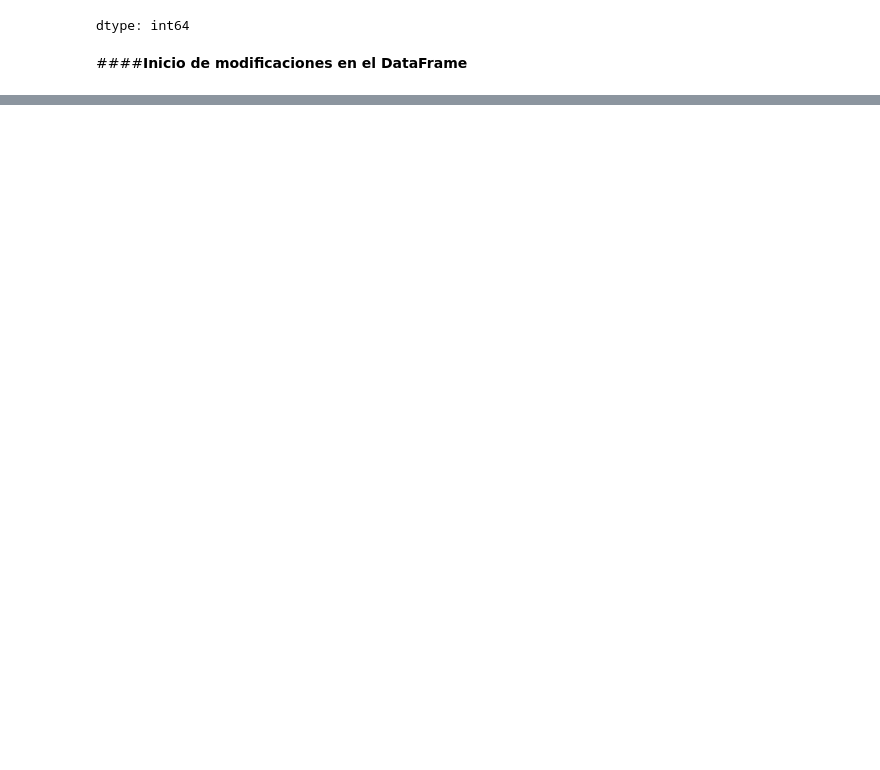
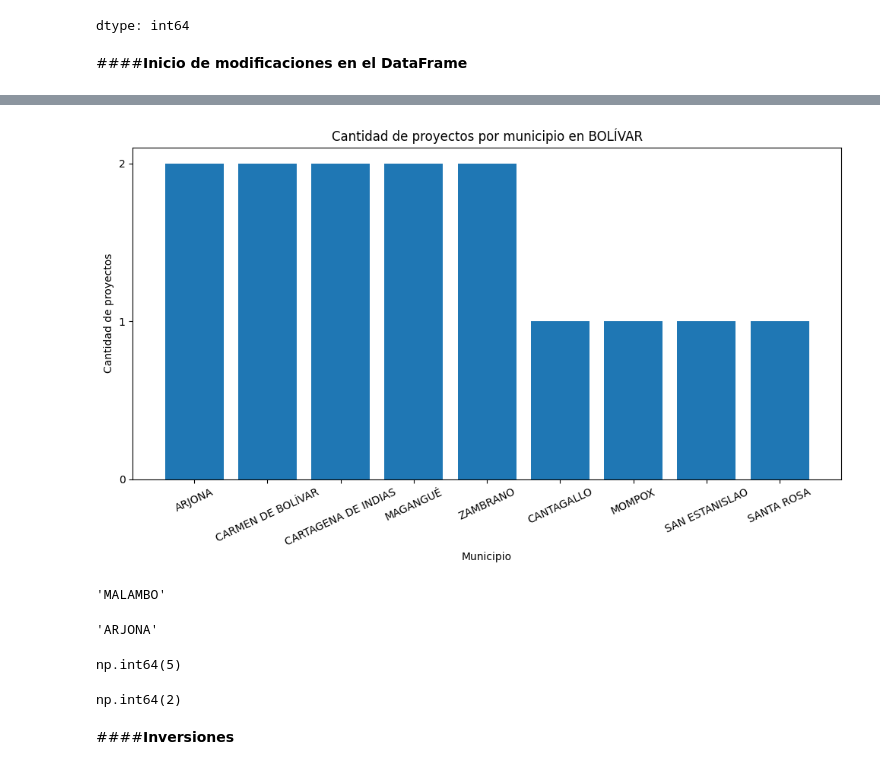
Before and after one commit to 101oscar/bc_analisis_datos_proyecto, a Jupyter notebook: Proyecto_Análisis_de_Datos.ipynb, the cells around one changed output, grey strips where cells are left out. Drawn from its saved outputs; the diff is of its cells as text; code cells hidden in the pictures; blank space fills up the shorter version.

```diff
--- a/Proyecto_Análisis_de_Datos.ipynb
+++ b/Proyecto_Análisis_de_Datos.ipynb
@@ -322,0 +746,4 @@ Timestamp('2024-06-30 00:00:00')
+# %%
+#Se encuentra el departamento con mayor concentración de proyectos FNCER aplicando mode()
+dep_moda2 = df['DEPARTAMENTO_ACTUALIZADO'].mode()[1]
+dep_moda2
@@ -322,0 +819,49 @@ Timestamp('2024-06-30 00:00:00')
+# %%
+# Contar proyectos por municipio
+proyectos_mun = (
+    df_dep2.groupby('MUNICIPIO_ACTUALIZADO')['PROYECTO']
+    .nunique()
+    .sort_values(ascending=False)
+)
+
+plt.figure(figsize=(10, 6))
+plt.bar(proyectos_mun.index, proyectos_mun.values)
+
+plt.xlabel('Municipio')
+plt.ylabel('Cantidad de proyectos')
+plt.title(f'Cantidad de proyectos por municipio en {dep_moda2}')
+
+plt.xticks(rotation=25, ha='center')
+
+plt.yticks(np.arange(0, proyectos_mun.max() + 1, 1))
+
+plt.tight_layout()
+plt.show()
+# %% [output]
+[figure, added]
+# %%
+# Municipio con mayor concentración de proyectos basado en el departamento de ATLÁNTICO
+mun_moda1 = df_dep1['MUNICIPIO_ACTUALIZADO'].mode()[0]
+mun_moda1
+# %% [output]
+'MALAMBO'
+# %%
+# Municipio con mayor concentración de proyectos basado en el departamento de BOLÍVAR
+mun_moda2 = df_dep2['MUNICIPIO_ACTUALIZADO'].mode()[0]
+mun_moda2
+# %% [output]
+'ARJONA'
+# %%
+# Conteo de proyectos en el municipio de MALAMBO
+num_proyectos_mun = df_dep1['MUNICIPIO_ACTUALIZADO'].value_counts()[mun_moda1]
+num_proyectos_mun
+# %% [output]
+np.int64(5)
+# %%
+# Conteo de proyectos en el municipio de ARJONA
+num_proyectos_mun = df_dep2['MUNICIPIO_ACTUALIZADO'].value_counts()[mun_moda2]
+num_proyectos_mun
+# %% [output]
+np.int64(2)
+# %% [markdown]
+####**Inversiones**
```
Also changed, not shown: parts of 130 cells of this notebook, 4 other files.
